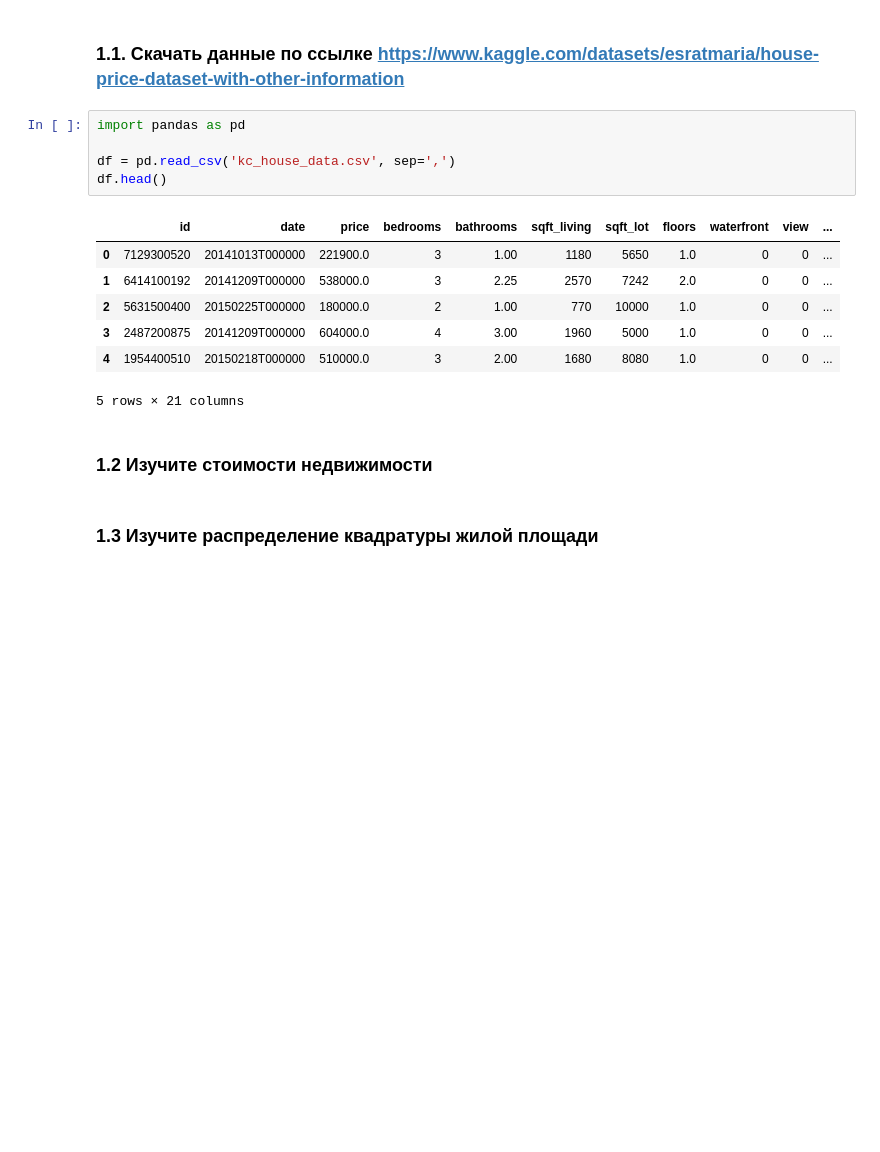
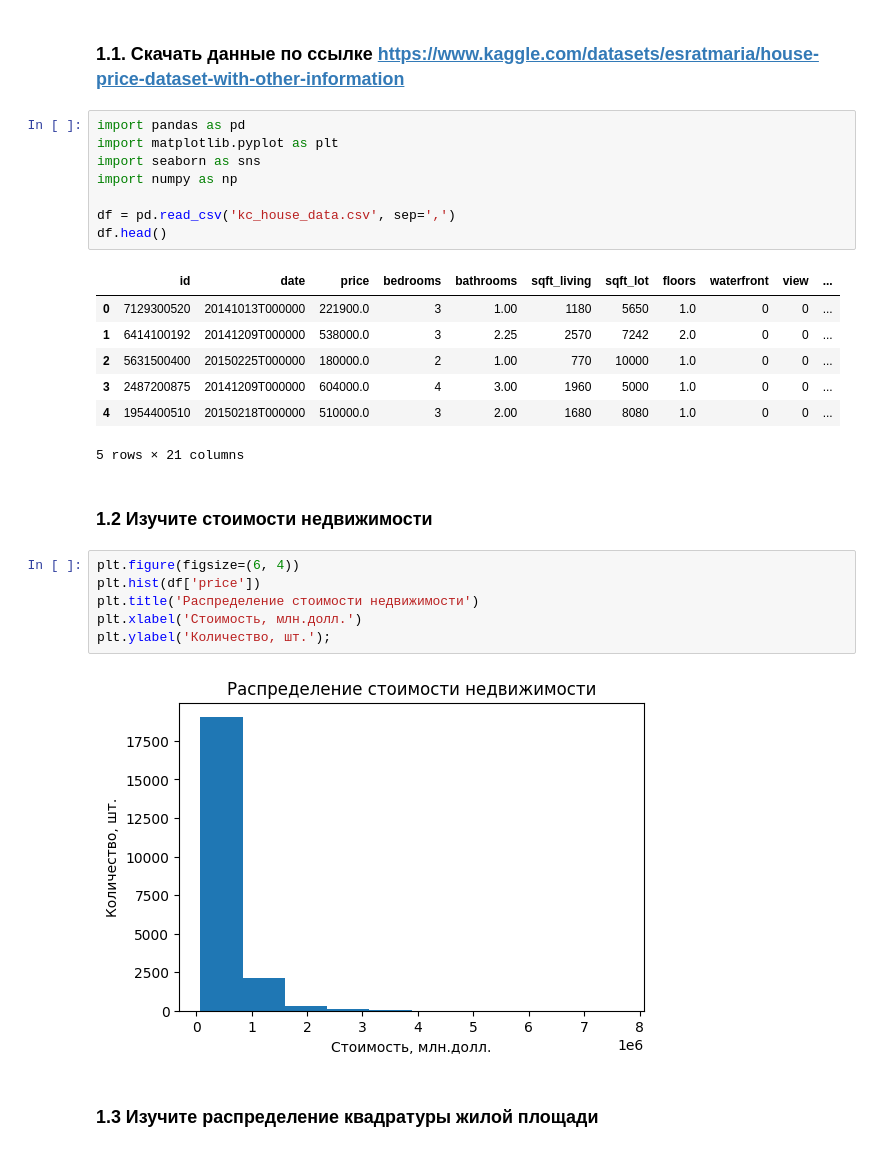
Before and after one commit to LeshiyOleg/HW_Python_in_Analytics, a Jupyter notebook: Homework_Seminar_4.ipynb, the cells around one changed output. Cells and saved outputs as stored; diff of their text form; blank space fills up the shorter version.

```diff
--- a/Homework_Seminar_4.ipynb
+++ b/Homework_Seminar_4.ipynb
@@ -10,6 +10,9 @@
 ### 1.1. Скачать данные по ссылке https://www.kaggle.com/datasets/esratmaria/house-price-dataset-with-other-information
 # %%
 import pandas as pd
+import matplotlib.pyplot as plt
+import seaborn as sns
+import numpy as np
 
 df = pd.read_csv('kc_house_data.csv', sep=',')
 df.head()
@@ -23,5 +26,13 @@ df.head()
 5 rows × 21 columns
 # %% [markdown]
 ### 1.2 Изучите стоимости недвижимости
+# %%
+plt.figure(figsize=(6, 4))
+plt.hist(df['price'])
+plt.title('Распределение стоимости недвижимости')
+plt.xlabel('Стоимость, млн.долл.')
+plt.ylabel('Количество, шт.');
+# %% [output]
+[figure, added]
 # %% [markdown]
 ### 1.3 Изучите распределение квадратуры жилой площади
```
Also changed, not shown: parts of 17 cells of this notebook, 2 other files.
